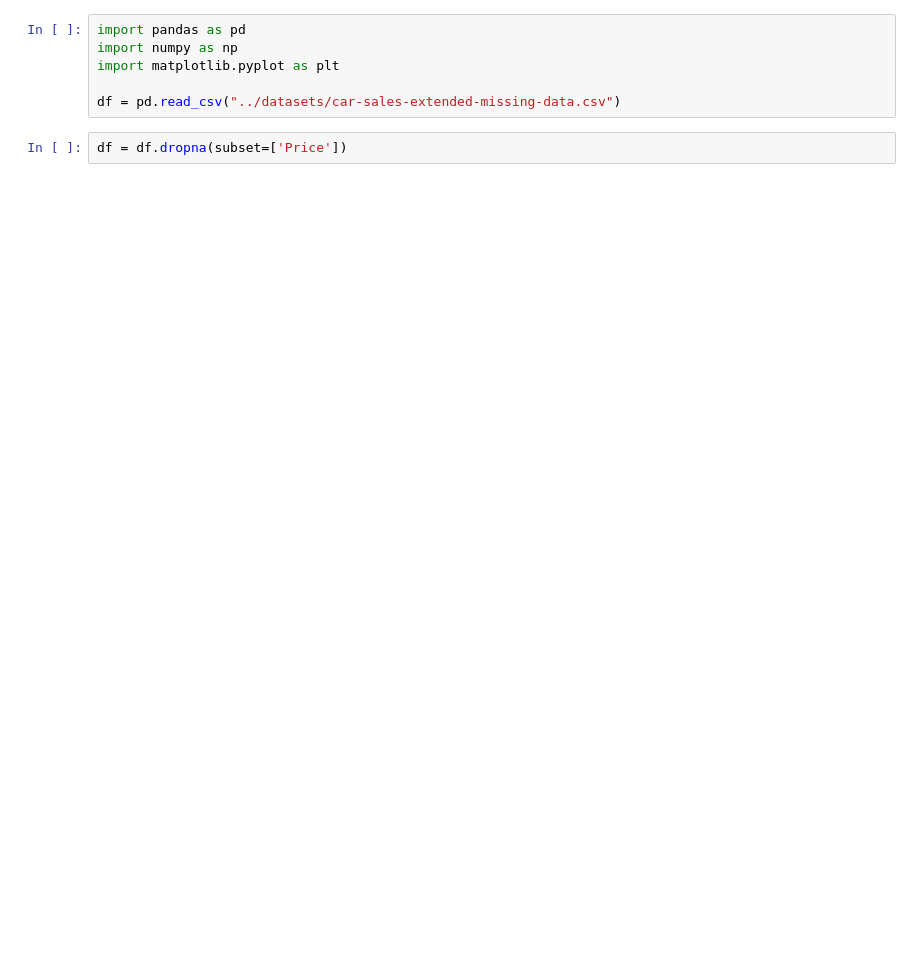
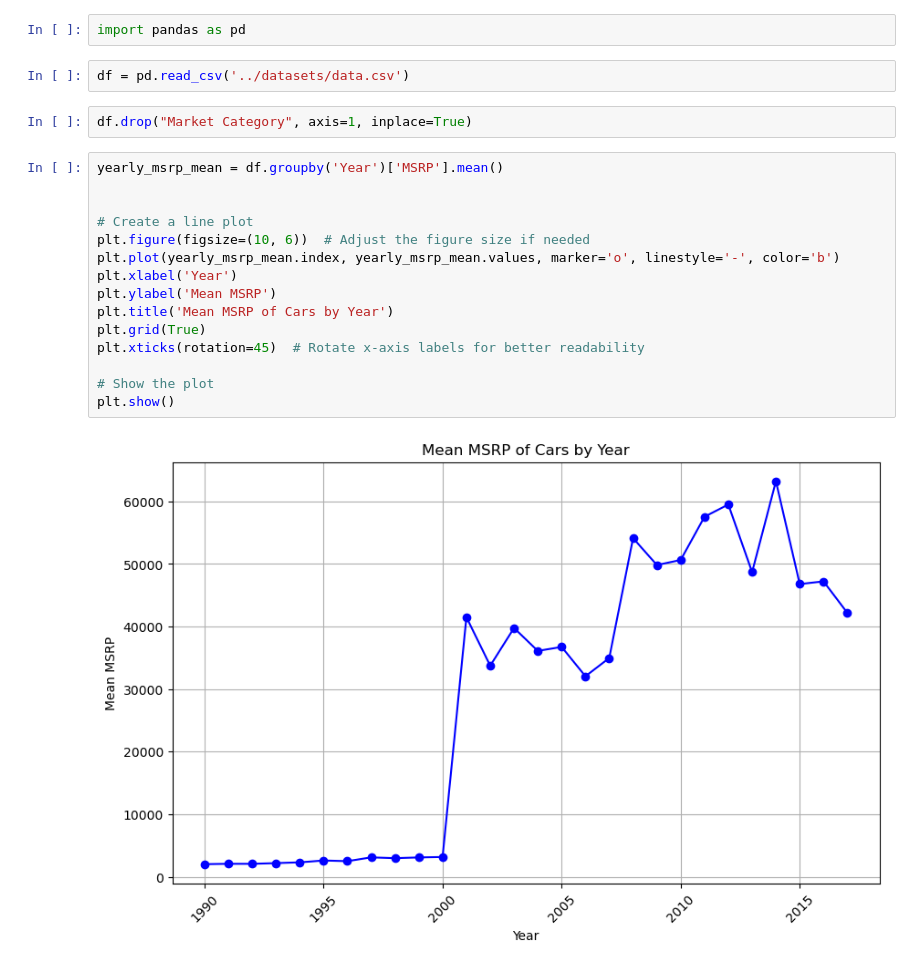
Before and after one commit to SarthakThakur0097/ML-Projects, a Jupyter notebook: regression/Untitled.ipynb, the cells around one changed output. Cells and saved outputs as stored; diff of their text form; blank space fills up the shorter version.

```diff
--- a/regression/Untitled.ipynb
+++ b/regression/Untitled.ipynb
@@ -1,8 +1,23 @@
-# %%
-import pandas as pd
-import numpy as np
-import matplotlib.pyplot as plt
-
-df = pd.read_csv("../datasets/car-sales-extended-missing-data.csv")
-# %%
-df = df.dropna(subset=['Price'])
+# %%
+import pandas as pd
+# %%
+df = pd.read_csv('../datasets/data.csv')
+# %%
+df.drop("Market Category", axis=1, inplace=True)
+# %%
+yearly_msrp_mean = df.groupby('Year')['MSRP'].mean()
+
+
+# Create a line plot
+plt.figure(figsize=(10, 6))  # Adjust the figure size if needed
+plt.plot(yearly_msrp_mean.index, yearly_msrp_mean.values, marker='o', linestyle='-', color='b')
+plt.xlabel('Year')
+plt.ylabel('Mean MSRP')
+plt.title('Mean MSRP of Cars by Year')
+plt.grid(True)
+plt.xticks(rotation=45)  # Rotate x-axis labels for better readability
+
+# Show the plot
+plt.show()
+# %% [output]
+[figure, added]
```
Also changed, not shown: parts of 27 cells of this notebook, 8 other files.
